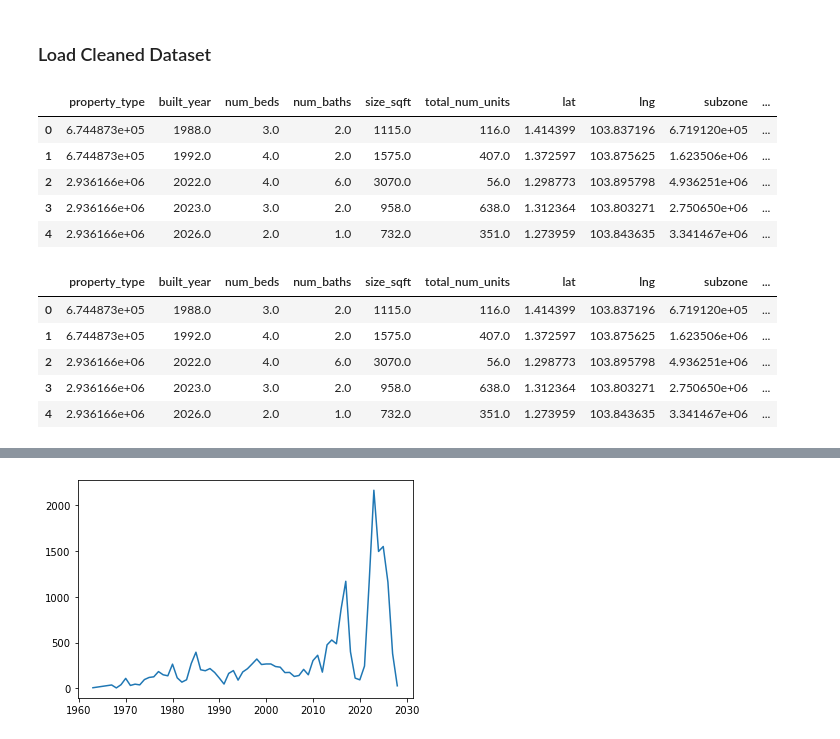
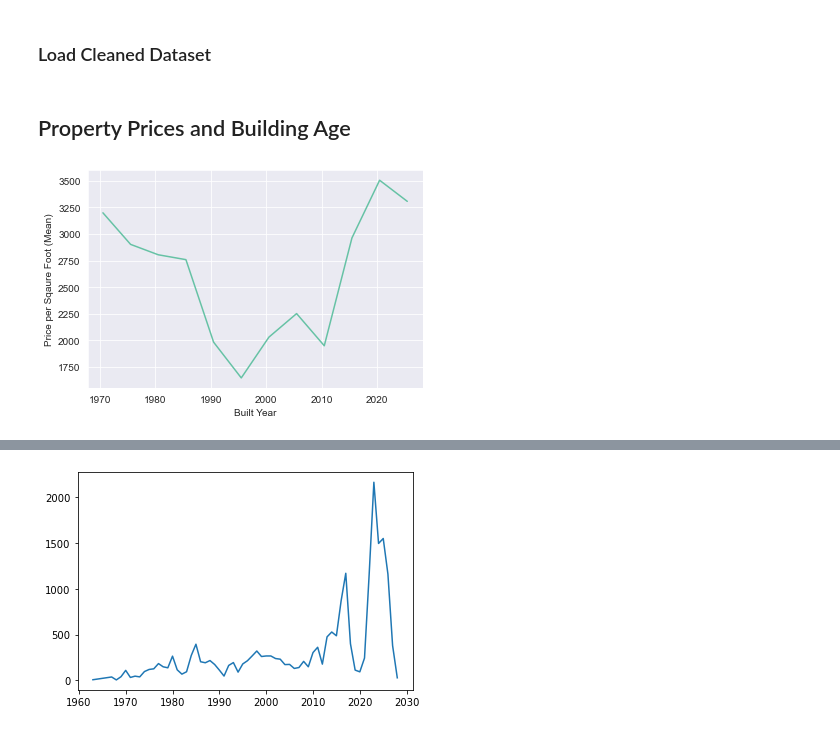
Before and after one commit to atul1696/cs5228-project, a Jupyter notebook: task3.ipynb, the cells around one changed output, grey strips where cells are left out. Cells and saved outputs as stored; diff of their text form; code cells hidden in the pictures.

Commit message:
task 3 : price

```diff
--- a/task3.ipynb
+++ b/task3.ipynb
@@ -13,6 +13,9 @@ import numpy as np
 import pandas as pd
 from tqdm import tqdm
 import matplotlib.pyplot as plt
+import seaborn as sns
+sns.set_style('darkgrid')
+sns.set_palette('Set2')
 
 from dataloader import read_csv
 from preprocessing import preprocess_data_for_classification
@@ -23,24 +26,28 @@ trainX, trainY = read_csv('data/train.csv', ylabel='price')
 testX, _ = read_csv('data/test.csv')
 
 trainX, trainY, testX = preprocess_data_for_classification(trainX, trainY, testX)
-df = trainX
 
-df.head()
+df = pd.concat([trainX, trainY], axis=1)
-# %% [output]
-|  | property_type | built_year | num_beds | num_baths | size_sqft | total_num_units | lat | lng | subzone | ... |
-| 0 | 6.744873e+05 | 1988.0 | 3.0 | 2.0 | 1115.0 | 116.0 | 1.414399 | 103.837196 | 6.719120e+05 | ... |
-| 1 | 6.744873e+05 | 1992.0 | 4.0 | 2.0 | 1575.0 | 407.0 | 1.372597 | 103.875625 | 1.623506e+06 | ... |
-| 2 | 2.936166e+06 | 2022.0 | 4.0 | 6.0 | 3070.0 | 56.0 | 1.298773 | 103.895798 | 4.936251e+06 | ... |
-| 3 | 2.936166e+06 | 2023.0 | 3.0 | 2.0 | 958.0 | 638.0 | 1.312364 | 103.803271 | 2.750650e+06 | ... |
-| 4 | 2.936166e+06 | 2026.0 | 2.0 | 1.0 | 732.0 | 351.0 | 1.273959 | 103.843635 | 3.341467e+06 | ... |
+# %% [markdown]
+## Property Prices and Building Age
 # %%
-df = pd.concat([trainX, trainY], axis=1)
-df['psf'] = df['price']/df['size_sqft']
-df.head()
+built_year, psf = df['built_year'], df['price']/df['size_sqft']
+
+year_mid, psf_mean, num_units = [], [], []
+year_range = (int(np.min(built_year)), int(np.max(built_year)))
+for bin_st in range(year_range[0], year_range[1], 5):
+    bin_end = bin_st + 5
+    bin_index = (built_year < bin_end) & (built_year >= bin_st)
+    num_units.append(np.sum(bin_index))
+    year_mid.append((bin_st + bin_end)/2)
+    psf_mean.append(np.mean(psf[bin_index]))
+
+#### Remove the bin 1963-1968 as it contains only 48 units and skews the result for the rest of the trend
+year_mid = year_mid[1:]
+psf_mean = psf_mean[1:]
+
+sns.lineplot({"Built Year": year_mid, "Price per Sqaure Foot (Mean)": psf_mean}, x="Built Year", y="Price per Sqaure Foot (Mean)")
+
+plt.show()
 # %% [output]
-|  | property_type | built_year | num_beds | num_baths | size_sqft | total_num_units | lat | lng | subzone | ... |
-| 0 | 6.744873e+05 | 1988.0 | 3.0 | 2.0 | 1115.0 | 116.0 | 1.414399 | 103.837196 | 6.719120e+05 | ... |
-| 1 | 6.744873e+05 | 1992.0 | 4.0 | 2.0 | 1575.0 | 407.0 | 1.372597 | 103.875625 | 1.623506e+06 | ... |
-| 2 | 2.936166e+06 | 2022.0 | 4.0 | 6.0 | 3070.0 | 56.0 | 1.298773 | 103.895798 | 4.936251e+06 | ... |
-| 3 | 2.936166e+06 | 2023.0 | 3.0 | 2.0 | 958.0 | 638.0 | 1.312364 | 103.803271 | 2.750650e+06 | ... |
-| 4 | 2.936166e+06 | 2026.0 | 2.0 | 1.0 | 732.0 | 351.0 | 1.273959 | 103.843635 | 3.341467e+06 | ... |
+[figure, added]
```
Also changed, not shown: parts of 4 cells of this notebook.
